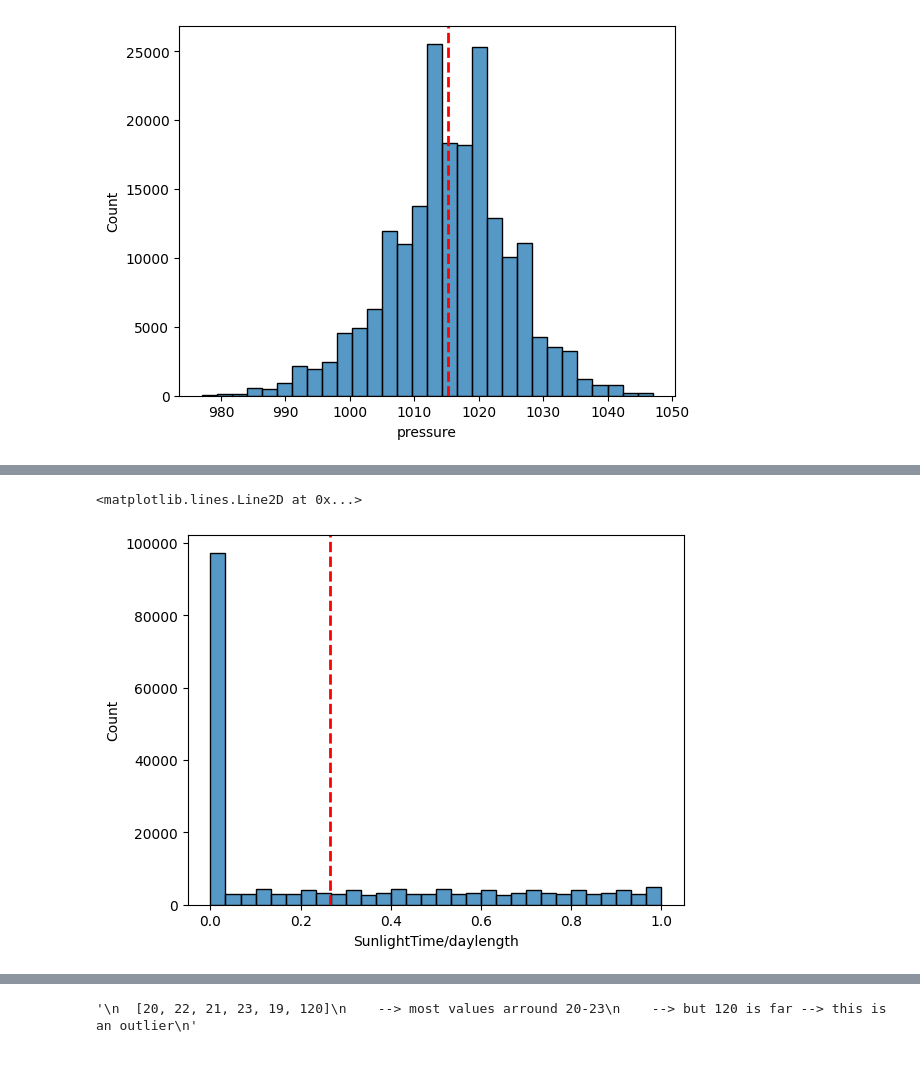
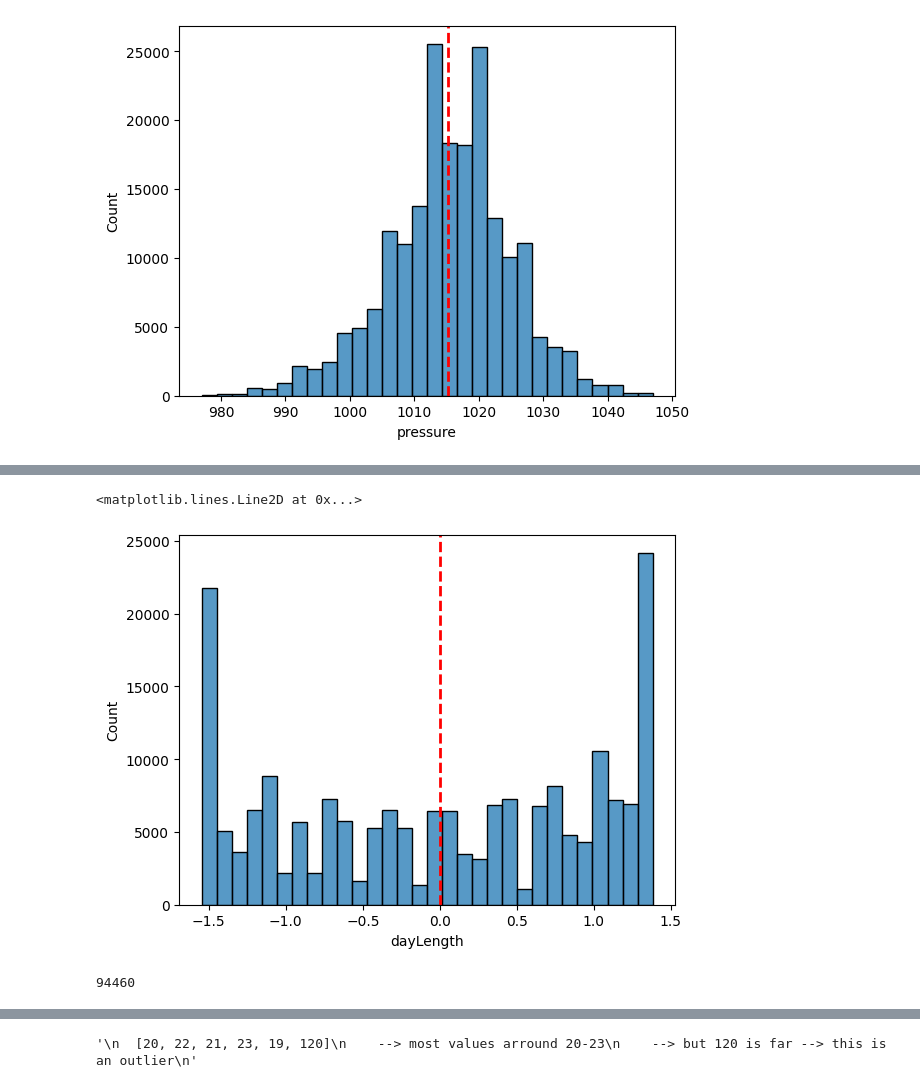
Before and after one commit to KaraniAbdellah/Solar_Energy_Prediction, a Jupyter notebook: explore_renewable_dataset.ipynb, the cells around one changed output, grey strips where cells are left out. Drawn from its saved outputs; the diff is of its cells as text; code cells hidden in the pictures.

```diff
--- a/explore_renewable_dataset.ipynb
+++ b/explore_renewable_dataset.ipynb
@@ -309,6 +328,6 @@ array([   0,   15,   30,   45,   60,   75,   90,  105,  120,  135,  150,
 # %%
-df.columns
 # sunlightTime --> Right Skewness --> Log Tranformation
+df["sunlightTime"] = np.log1p(df["sunlightTime"])
 sns.histplot(df["sunlightTime"], bins=30)
 mean_value = df["sunlightTime"].mean()
 plt.axvline(mean_value, color='red', linestyle='--', linewidth=2, label=f'Median = {mean_value:.2f}')
@@ -326,9 +337,14 @@ plt.axvline(mean_value, color='red', linestyle='--', linewidth=2, label=f'Median
-# %%
-# SunlightTime/daylength --> Right Skewness --> Log Tranformation
-sns.histplot(df["SunlightTime/daylength"], bins=30)
-mean_value = df["SunlightTime/daylength"].mean()
-plt.axvline(mean_value, color='red', linestyle='--', linewidth=2, label=f'Median = {mean_value:.2f}')
-# df[""].unique()
-# %% [output]
-<matplotlib.lines.Line2D at 0x...>
-[figure, removed]
+# %%
+# dayLength --> Yeo-Johnson Tranformation
+pt = PowerTransformer(method="yeo-johnson")
+df["dayLength"] = pt.fit_transform(df[["dayLength"]])
+sns.histplot(df["dayLength"], bins=30)
+mean_value = df["dayLength"].mean()
+plt.axvline(mean_value, color='red', linestyle='--', linewidth=2, label=f'Median = {mean_value:.2f}')
+# %% [output]
+<matplotlib.lines.Line2D at 0x...>
+[figure, added]
+# %%
+sum(df["SunlightTime/daylength"] == 0)
+# %% [output]
+94460
```
Also changed, not shown: parts of 20 cells of this notebook.
